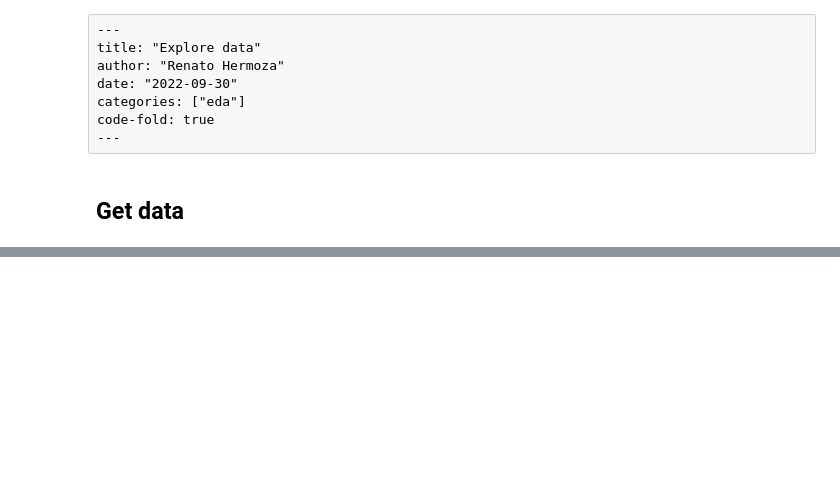
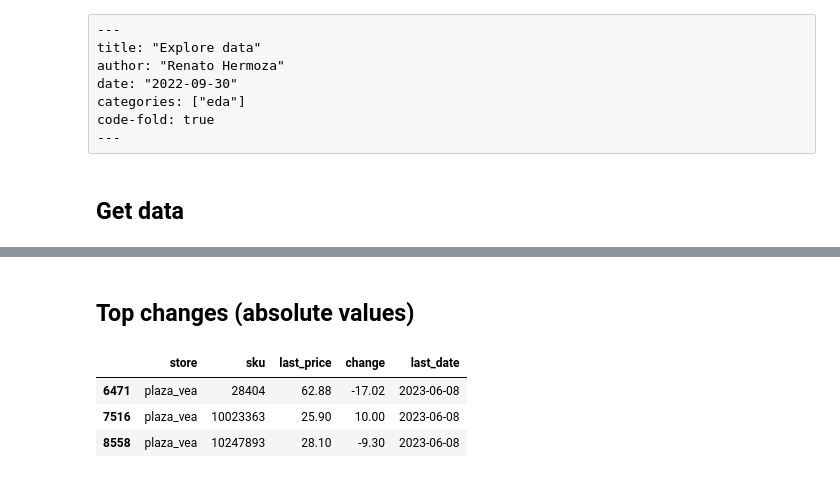
Before and after one commit to renato145/peru-prices, a Jupyter notebook: quarto_site/nbs/30092022_explore-data.ipynb, the cells around one changed output, grey strips where cells are left out. Cells and saved outputs as stored; diff of their text form; code cells hidden in the pictures; blank space fills up the shorter version.

```diff
--- a/quarto_site/nbs/30092022_explore-data.ipynb
+++ b/quarto_site/nbs/30092022_explore-data.ipynb
@@ -124,0 +118,25 @@ top_changes.head()
+# %% [markdown]
+## Top changes (absolute values)
+# %%
+top_changes_abs = (df
+ # Use last 30 days of data to compare prices
+ .loc[lambda d: d.date>=(datetime.now()-timedelta(days=30))]
+ .sort_values('date')
+ # Get percentage change
+ .assign(change=lambda d: d
+     .groupby(['store','sku'], as_index=False)
+     .price.transform(lambda d: (d-d.shift()).iloc[-1])
+ )
+ .groupby(['store','sku'], as_index=False)
+ .agg({'price':'last', 'change':'mean', 'date':'last'})
+ .rename({'price':'last_price', 'date':'last_date'}, axis=1)
+ .dropna()
+ .loc[lambda d: d.last_date==d.last_date.max()]
+ .loc[lambda d: d.change.abs().sort_values(ascending=False).index]
+)
+top_changes_abs.head(3)
+# %% [output]
+|  | store | sku | last_price | change | last_date |
+| 6471 | plaza_vea | 28404 | 62.88 | -17.02 | 2023-06-08 |
+| 7516 | plaza_vea | 10023363 | 25.90 | 10.00 | 2023-06-08 |
+| 8558 | plaza_vea | 10247893 | 28.10 | -9.30 | 2023-06-08 |
```
Also changed, not shown: parts of 23 cells of this notebook, 2 other files.
